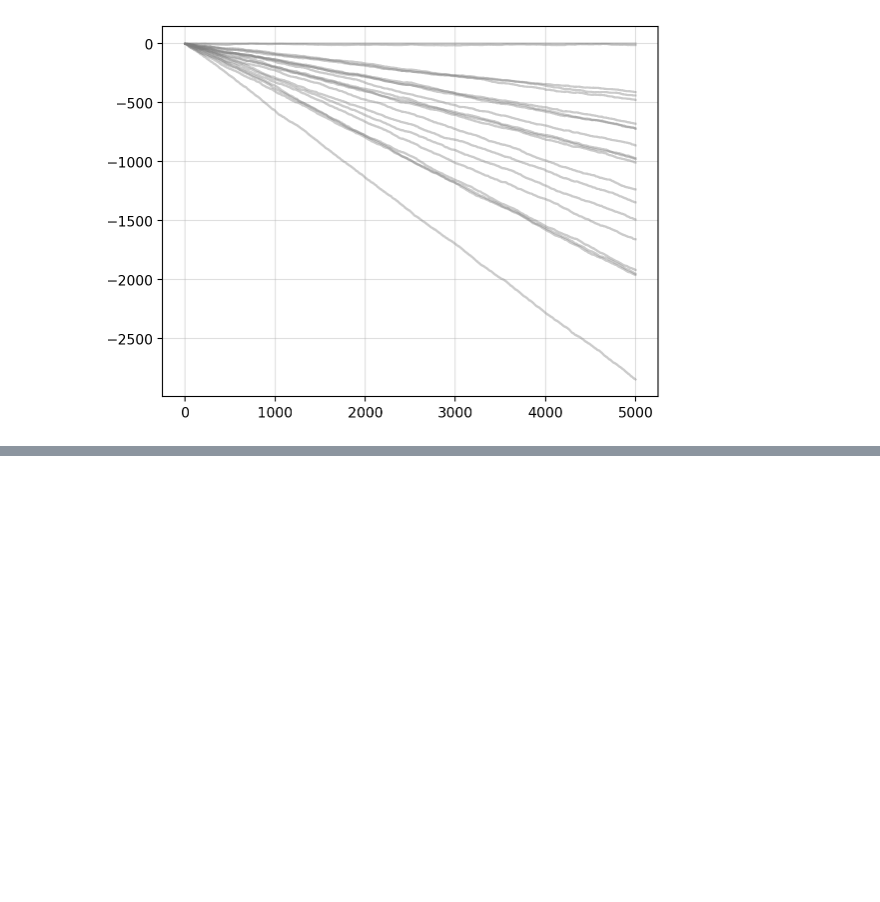
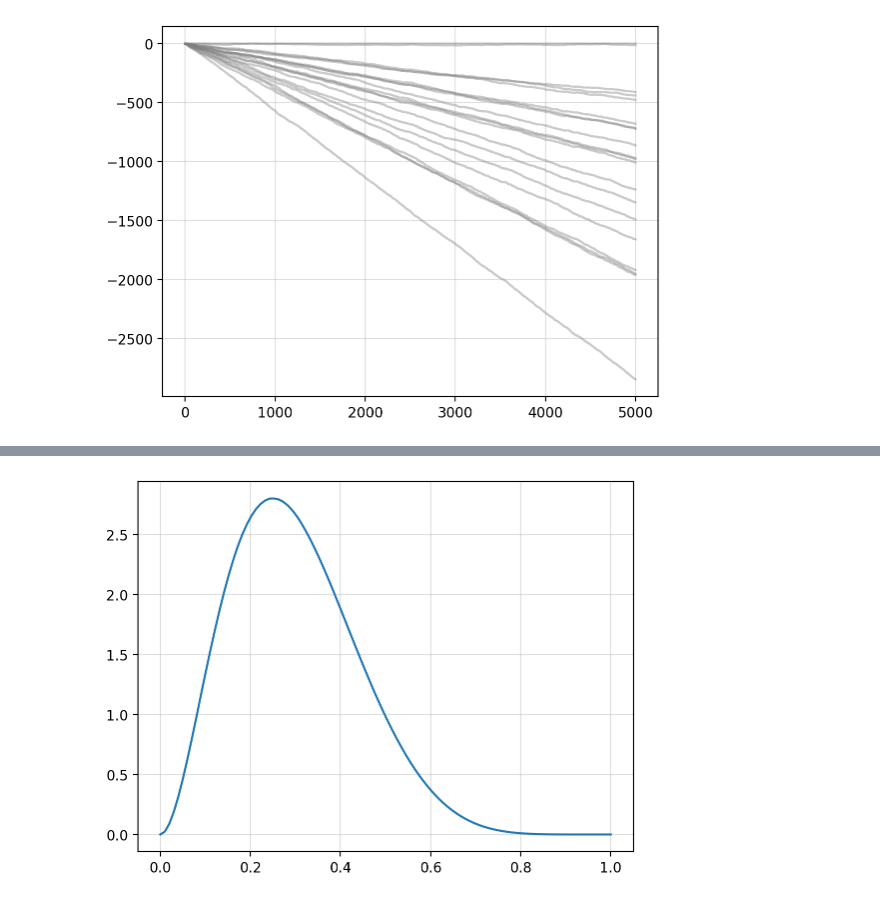
Before and after one commit to gerdm/prediction-learning-games, a Jupyter notebook: ch02-prediction-with-expert-advice/01-polynomially-weighted-average-forecaster.ipynb, the cells around one changed output, grey strips where cells are left out. Cells and saved outputs as stored; diff of their text form; code cells hidden in the pictures; blank space fills up the shorter version.

```diff
--- a/ch02-prediction-with-expert-advice/01-polynomially-weighted-average-forecaster.ipynb
+++ b/ch02-prediction-with-expert-advice/01-polynomially-weighted-average-forecaster.ipynb
@@ -129,0 +133,12 @@ plt.grid(alpha=0.4);
+# %%
+import tensorflow_probability.substrates.jax as tfp
+tfd = tfp.distributions
+# %%
+a, b = 3, 7
+p_err = tfd.Beta(a, b)
+
+x_err = jnp.linspace(0, 1, 100)
+plt.plot(x_err, p_err.prob(x_err))
+plt.grid(alpha=0.4)
+# %% [output]
+[figure, added]
```
Also changed, not shown: parts of 8 cells of this notebook.
